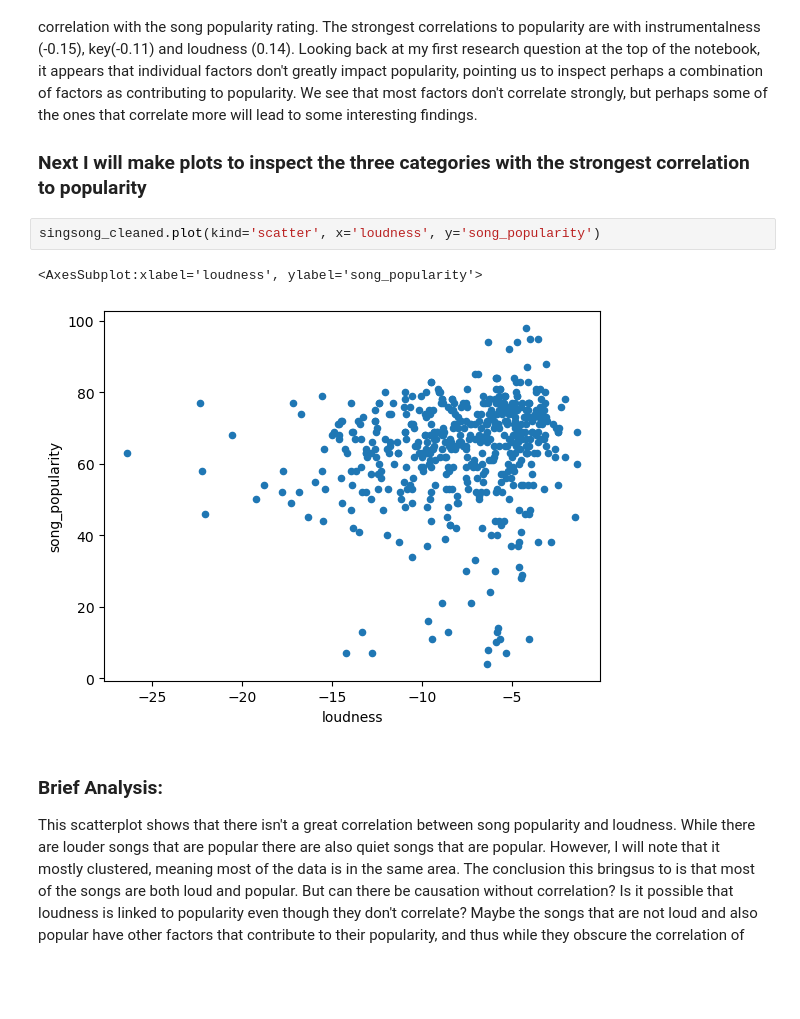
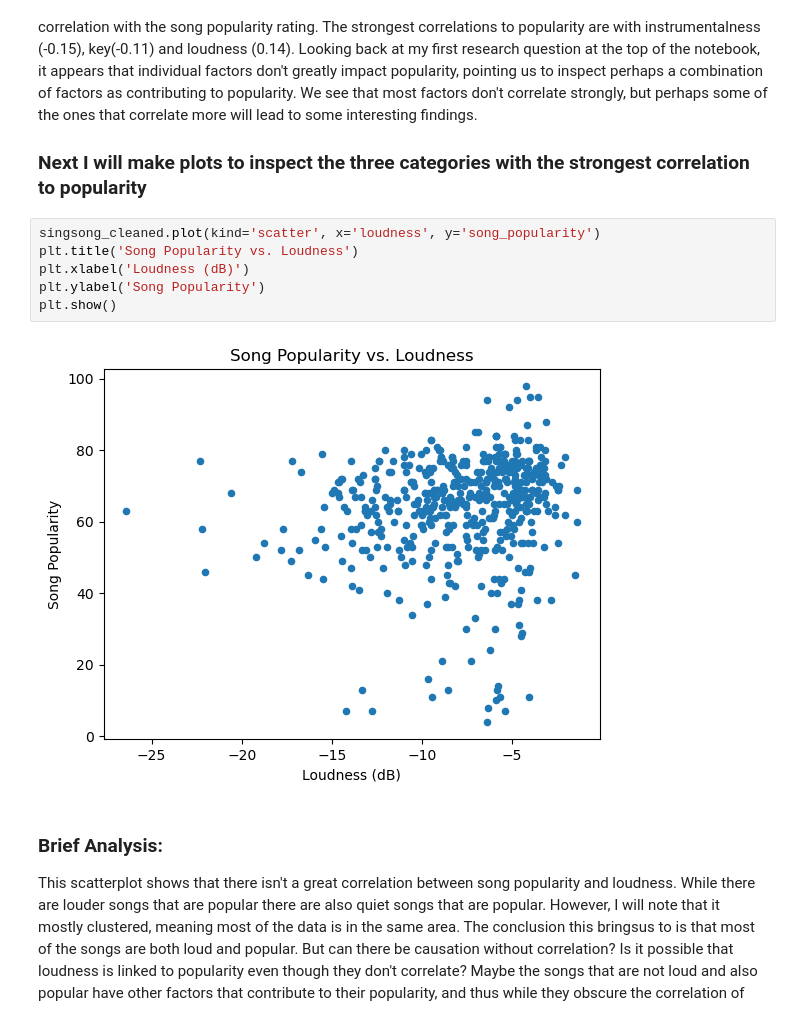
Before and after one commit to ubco-W2022T2-data301/project-group-group48, a Jupyter notebook: analysis/analysis1.ipynb, the cells around one changed output. Cells and saved outputs as stored; diff of their text form; blank space fills up the shorter version.

```diff
--- a/analysis/analysis1.ipynb
+++ b/analysis/analysis1.ipynb
@@ -162,9 +155,12 @@ This correlation plot shows that a majority of the factors have a relatively wea
 ### Next I will make plots to inspect the three categories with the strongest correlation to popularity
 # %%
 singsong_cleaned.plot(kind='scatter', x='loudness', y='song_popularity')
+plt.title('Song Popularity vs. Loudness')
+plt.xlabel('Loudness (dB)')
+plt.ylabel('Song Popularity')
+plt.show()
 # %% [output]
-<AxesSubplot:xlabel='loudness', ylabel='song_popularity'>
-[figure, old version]
+[figure, new version]
 # %% [markdown]
 ### Brief Analysis:
 
```
Also changed, not shown: parts of 53 cells of this notebook, 7 other files.
